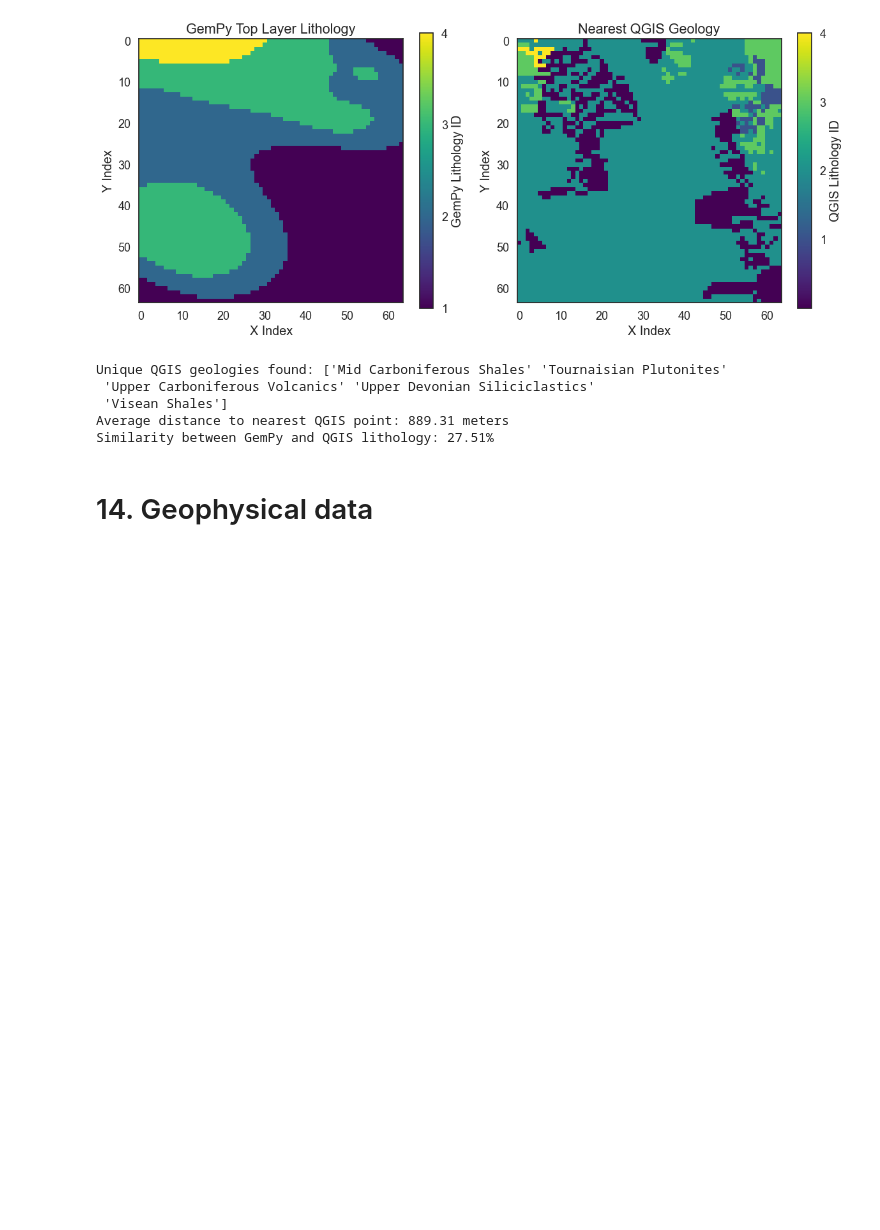
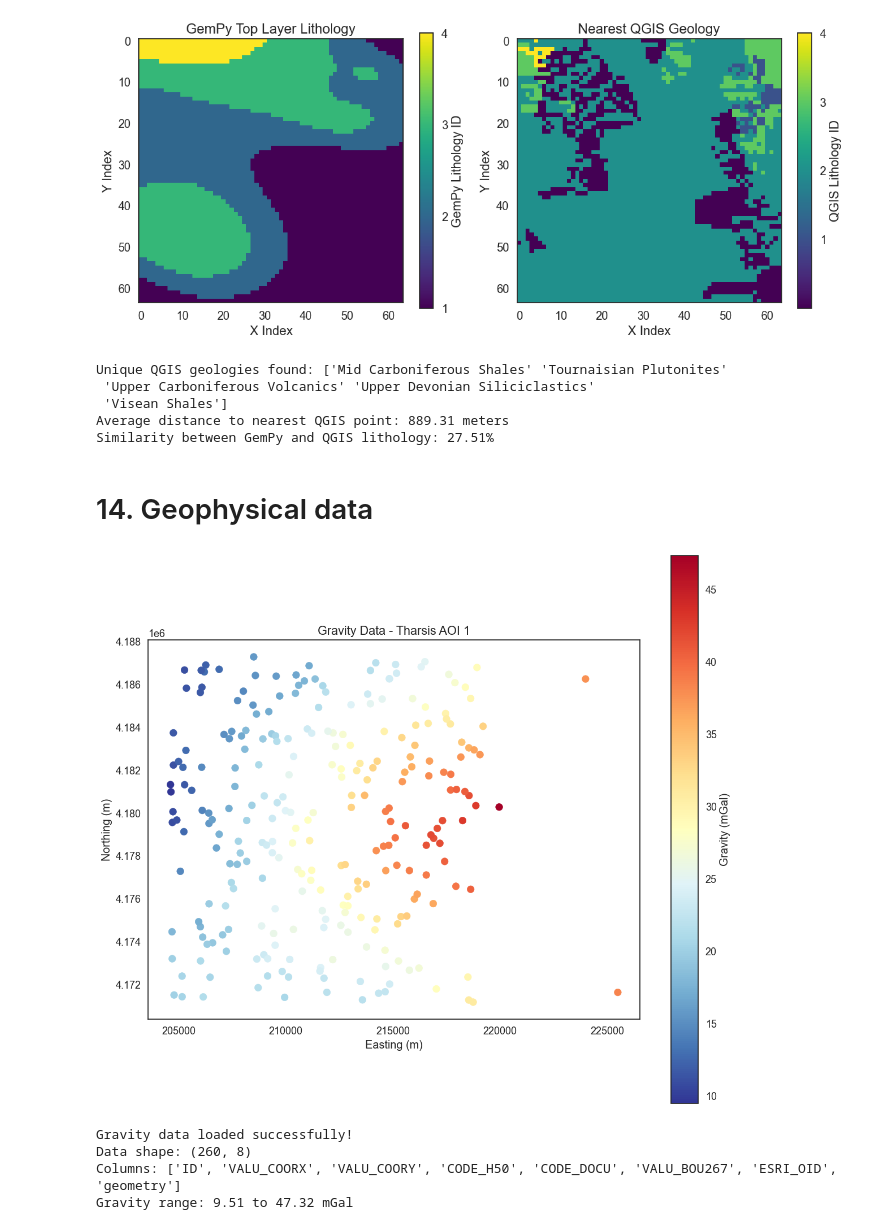
Before and after one commit to terranigma-solutions/Mineye-Terranigma, a Jupyter notebook: GeoModel/gempyModel.ipynb, the cells around one changed output. Drawn from its saved outputs; the diff is of its cells as text; code cells hidden in the pictures; blank space fills up the shorter version.

Commit message:
Read in the geophysical data for magnetics and gravity.

```diff
--- a/GeoModel/gempyModel.ipynb
+++ b/GeoModel/gempyModel.ipynb
@@ -672 +644,36 @@ print(f"Gravity range: {gravity_data['gravity'].min():.2f} to {gravity_data['gra
+# %%
+# Load and plot the geophysical gravity data
+gravity_data = gpd.read_file(r"C:\Users\mrcon\PycharmProjects\Mineye-Terranigma-1\Data\Tharsis AOI 1\AOI1_GF_Gravity_cropped_EPSG23030.geojson")
+
+
+# Create a plot of the gravity data
+fig, ax = plt.subplots(figsize=(12, 10))
+
+# Plot the gravity data with a colormap
+gravity_plot = gravity_data.plot(
+    column='VALU_BOU267',
+    ax=ax,
+    cmap='RdYlBu_r',
+    legend=True,
+    legend_kwds={'label': 'Gravity (mGal)', 'orientation': 'vertical'}
+)
+
+ax.set_title('Gravity Data - Tharsis AOI 1')
+ax.set_xlabel('Easting (m)')
+ax.set_ylabel('Northing (m)')
+ax.set_aspect('equal')
+
+plt.tight_layout()
+plt.show()
+
+print(f"Gravity data loaded successfully!")
+print(f"Data shape: {gravity_data.shape}")
+print(f"Columns: {gravity_data.columns.tolist()}")
+print(f"Gravity range: {gravity_data['VALU_BOU267'].min():.2f} to {gravity_data['VALU_BOU267'].max():.2f} mGal")
+# %% [output]
+[figure, added]
+Gravity data loaded successfully!
+Data shape: (260, 8)
+Columns: ['ID', 'VALU_COORX', 'VALU_COORY', 'CODE_H50', 'CODE_DOCU', 'VALU_BOU267', 'ESRI_OID', 'geometry']
+Gravity range: 9.51 to 47.32 mGal
 # %%
```
Also changed, not shown: parts of 2 cells of this notebook.
